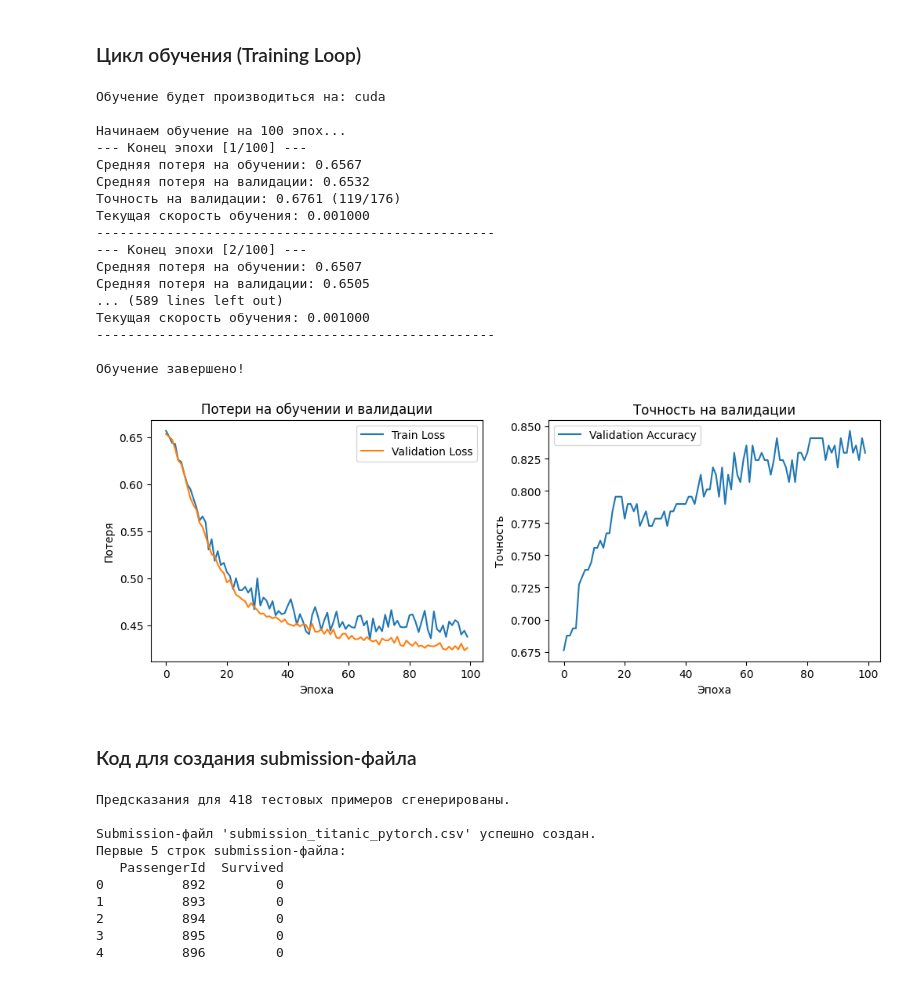
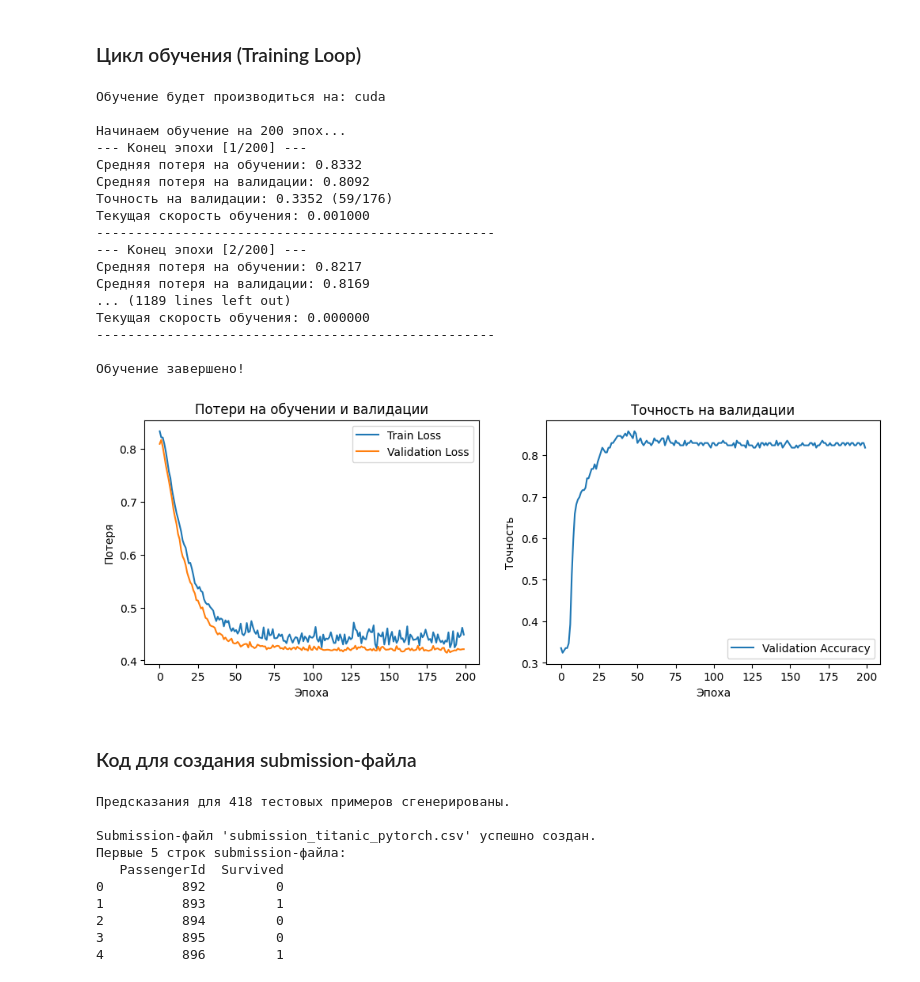
Before and after one commit to Vasja1142/Titanic-ML-competition, a Jupyter notebook: Titanic Survival Prediction.ipynb, the cells around one changed output. Saved outputs shown, nothing was run; the diff lists cells and outputs as text; code cells hidden in the pictures.

```diff
--- a/Titanic Survival Prediction.ipynb
+++ b/Titanic Survival Prediction.ipynb
@@ -595,7 +595,7 @@ optimizer = torch.optim.RAdam(model.parameters(), lr=learning_rate, weight_decay
 # 3. Определение планировщика скорости обучения
 # Мы будем следить за валидационной потерей (val_loss).
 # Если val_loss не улучшается в течение 'patience' эпох, lr будет уменьшен в 'factor' раз.
-scheduler = ReduceLROnPlateau(optimizer, mode='min', factor=0.5, patience=10)
+scheduler = ReduceLROnPlateau(optimizer, mode='min', factor=0.5, patience=8)
 # mode='min': мы хотим минимизировать val_loss
 # factor=0.1: уменьшаем lr в 10 раз
 # patience=5: ждем 5 эпох без улучшения val_loss
@@ -634,7 +634,7 @@ print(f"Обучение будет производиться на: {device}")
 model.to(device) # Перемещаем модель на выбранное устройство
 
 # Гиперпараметры обучения
-num_epochs =  100 # Количество эпох (можно подбирать)
+num_epochs =  200 # Количество эпох (можно подбирать)
 # Можно добавить сохранение логов или метрик
 train_losses = []
 val_losses = [] # Если будем делать валидацию на каждой эпохе
@@ -701,44 +701,44 @@ for epoch in range(num_epochs):
     print(f"Текущая скорость обучения: {current_lr:.6f}")
     print("---------------------------------------------------")
 
 print("\nОбучение завершено!")
 # Опционально: можно построить графики потерь и точности
 
 plt.figure(figsize=(12, 4))
 plt.subplot(1, 2, 1)
 plt.plot(train_losses, label='Train Loss')
 plt.plot(val_losses, label='Validation Loss')
 plt.xlabel('Эпоха')
 plt.ylabel('Потеря')
 plt.legend()
 plt.title('Потери на обучении и валидации')
 
 plt.subplot(1, 2, 2)
 plt.plot(val_accuracies, label='Validation Accuracy')
 plt.xlabel('Эпоха')
 plt.ylabel('Точность')
 plt.legend()
 plt.title('Точность на валидации')
 plt.show()
 # %% [output]
 Обучение будет производиться на: cuda
 
-Начинаем обучение на 100 эпох...
---- Конец эпохи [1/100] ---
-Средняя потеря на обучении: 0.6567
-Средняя потеря на валидации: 0.6532
-Точность на валидации: 0.6761 (119/176)
+Начинаем обучение на 200 эпох...
+--- Конец эпохи [1/200] ---
+Средняя потеря на обучении: 0.8332
+Средняя потеря на валидации: 0.8092
+Точность на валидации: 0.3352 (59/176)
 Текущая скорость обучения: 0.001000
 ---------------------------------------------------
---- Конец эпохи [2/100] ---
-Средняя потеря на обучении: 0.6507
-Средняя потеря на валидации: 0.6505
-... (589 lines left out)
-Текущая скорость обучения: 0.001000
+--- Конец эпохи [2/200] ---
+Средняя потеря на обучении: 0.8217
+Средняя потеря на валидации: 0.8169
+... (1189 lines left out)
+Текущая скорость обучения: 0.000000
 ---------------------------------------------------
 
 Обучение завершено!
-[figure, old version]
+[figure, new version]
 # %% [markdown]
 ### Код для создания submission-файла
 # %%
@@ -794,7 +794,7 @@ Submission-файл 'submission_titanic_pytorch.csv' успешно создан
 Первые 5 строк submission-файла:
    PassengerId  Survived
 0          892         0
-1          893         0
+1          893         1
 2          894         0
 3          895         0
-4          896         0
+4          896         1
```
